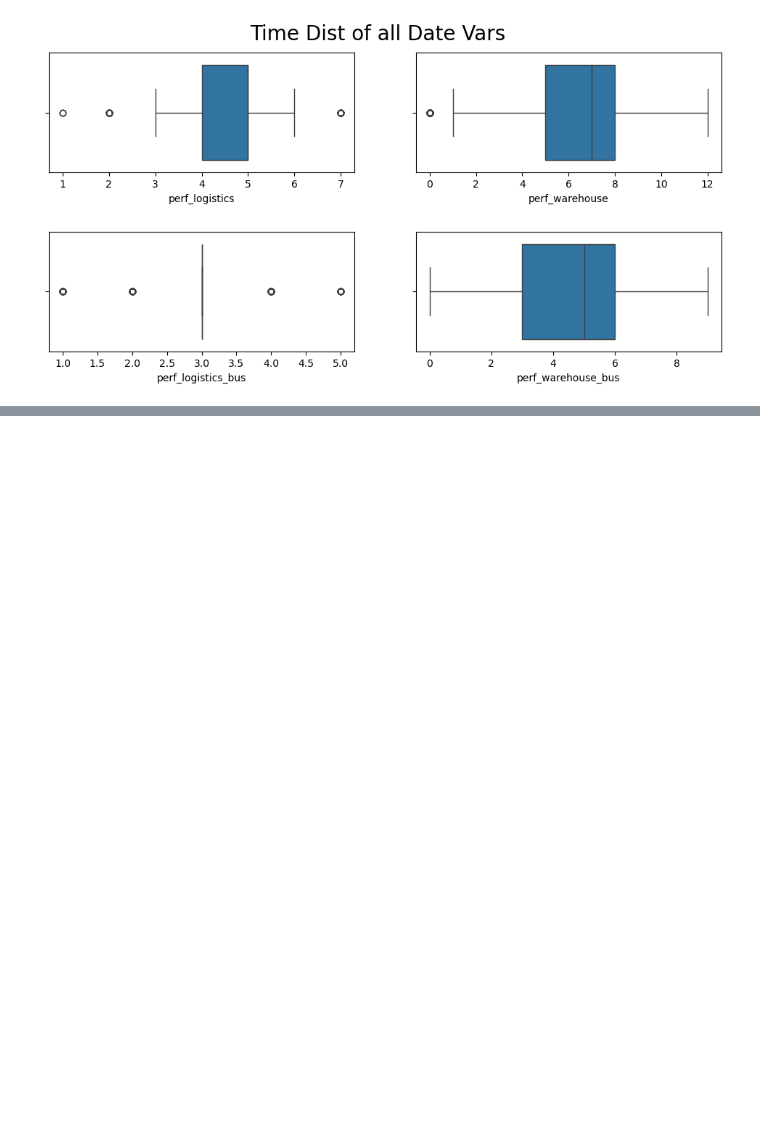
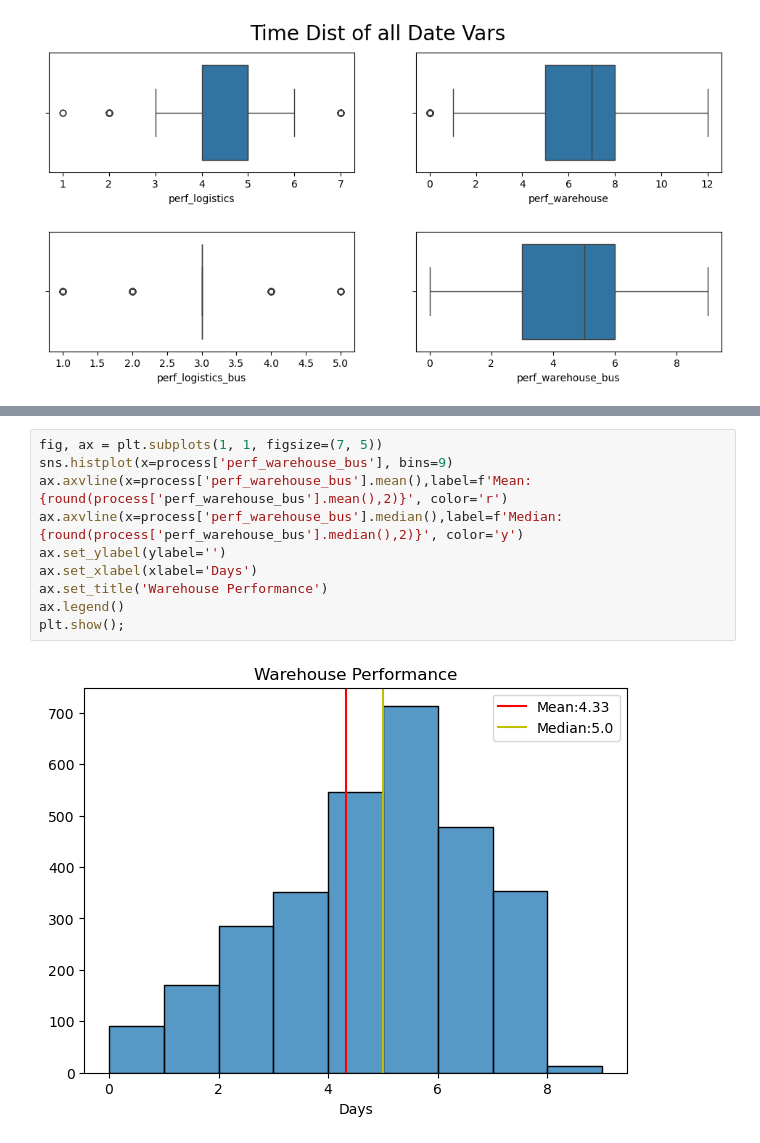
Before and after one commit to frive85/pandas-muesli-project, a Jupyter notebook: Muesli_NB.ipynb, the cells around one changed output, grey strips where cells are left out. Drawn from its saved outputs; the diff is of its cells as text; blank space fills up the shorter version.

```diff
--- a/Muesli_NB.ipynb
+++ b/Muesli_NB.ipynb
@@ -144,0 +160,12 @@ plt.show()
+# %%
+fig, ax = plt.subplots(1, 1, figsize=(7, 5))
+sns.histplot(x=process['perf_warehouse_bus'], bins=9)
+ax.axvline(x=process['perf_warehouse_bus'].mean(),label=f'Mean:{round(process['perf_warehouse_bus'].mean(),2)}', color='r')
+ax.axvline(x=process['perf_warehouse_bus'].median(),label=f'Median:{round(process['perf_warehouse_bus'].median(),2)}', color='y')
+ax.set_ylabel(ylabel='')
+ax.set_xlabel(xlabel='Days')
+ax.set_title('Warehouse Performance')
+ax.legend()
+plt.show();
+# %% [output]
+[figure, added]
```
Also changed, not shown: parts of 2 cells of this notebook.
